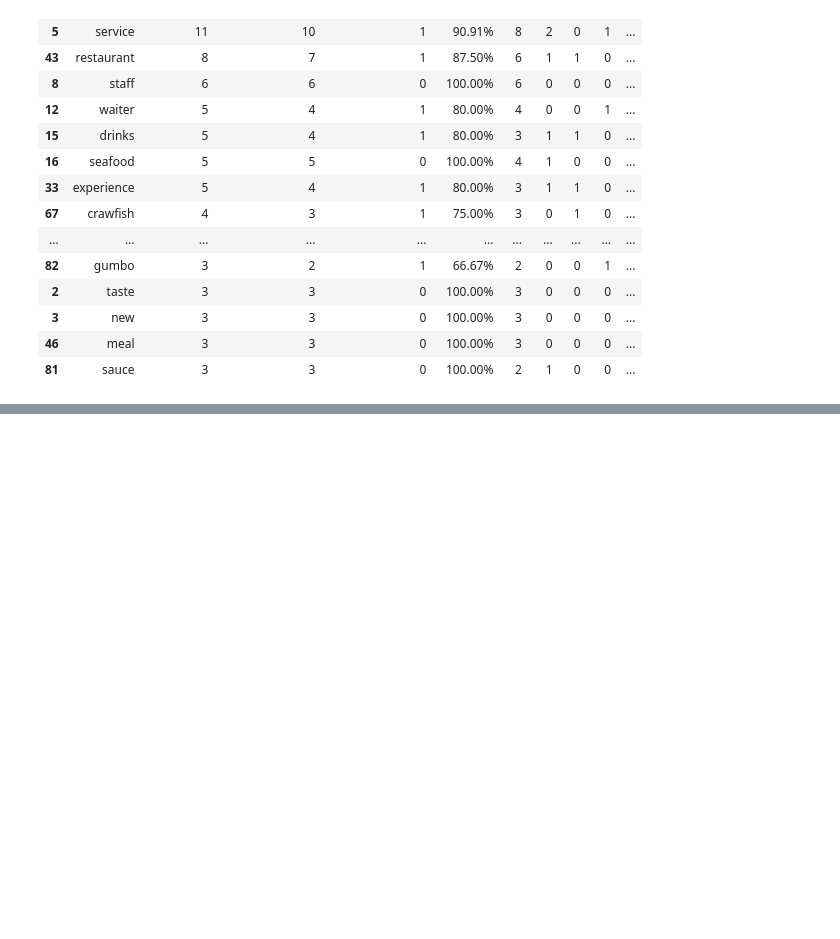
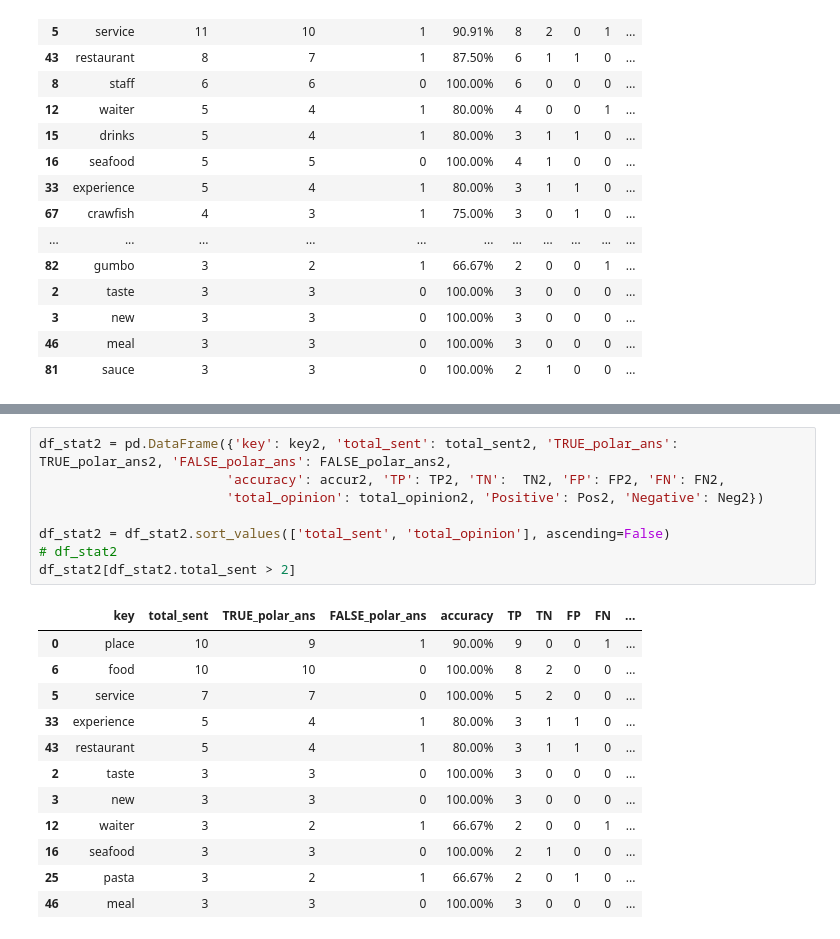
Before and after one commit to Nana2929/ckip_absa_en, a Jupyter notebook: notebooks/36.0-polar-major-2rest100.ipynb, the cells around one changed output, grey strips where cells are left out. Cells and saved outputs as stored; diff of their text form; blank space fills up the shorter version.

```diff
--- a/notebooks/36.0-polar-major-2rest100.ipynb
+++ b/notebooks/36.0-polar-major-2rest100.ipynb
@@ -453,0 +606,21 @@ df_stat2.to_csv('../data/yelp/STAT-polar-major-rest2.csv', index=False)
+# %%
+df_stat2 = pd.DataFrame({'key': key2, 'total_sent': total_sent2, 'TRUE_polar_ans': TRUE_polar_ans2, 'FALSE_polar_ans': FALSE_polar_ans2,
+                        'accuracy': accur2, 'TP': TP2, 'TN':  TN2, 'FP': FP2, 'FN': FN2,
+                        'total_opinion': total_opinion2, 'Positive': Pos2, 'Negative': Neg2})
+
+df_stat2 = df_stat2.sort_values(['total_sent', 'total_opinion'], ascending=False)
+# df_stat2
+df_stat2[df_stat2.total_sent > 2]
+# %% [output]
+|  | key | total_sent | TRUE_polar_ans | FALSE_polar_ans | accuracy | TP | TN | FP | FN | ... |
+| 0 | place | 10 | 9 | 1 | 90.00% | 9 | 0 | 0 | 1 | ... |
+| 6 | food | 10 | 10 | 0 | 100.00% | 8 | 2 | 0 | 0 | ... |
+| 5 | service | 7 | 7 | 0 | 100.00% | 5 | 2 | 0 | 0 | ... |
+| 33 | experience | 5 | 4 | 1 | 80.00% | 3 | 1 | 1 | 0 | ... |
+| 43 | restaurant | 5 | 4 | 1 | 80.00% | 3 | 1 | 1 | 0 | ... |
+| 2 | taste | 3 | 3 | 0 | 100.00% | 3 | 0 | 0 | 0 | ... |
+| 3 | new | 3 | 3 | 0 | 100.00% | 3 | 0 | 0 | 0 | ... |
+| 12 | waiter | 3 | 2 | 1 | 66.67% | 2 | 0 | 0 | 1 | ... |
+| 16 | seafood | 3 | 3 | 0 | 100.00% | 2 | 1 | 0 | 0 | ... |
+| 25 | pasta | 3 | 2 | 1 | 66.67% | 2 | 0 | 1 | 0 | ... |
+| 46 | meal | 3 | 3 | 0 | 100.00% | 3 | 0 | 0 | 0 | ... |
```
Also changed, not shown: parts of 11 cells of this notebook, 2 other files.
